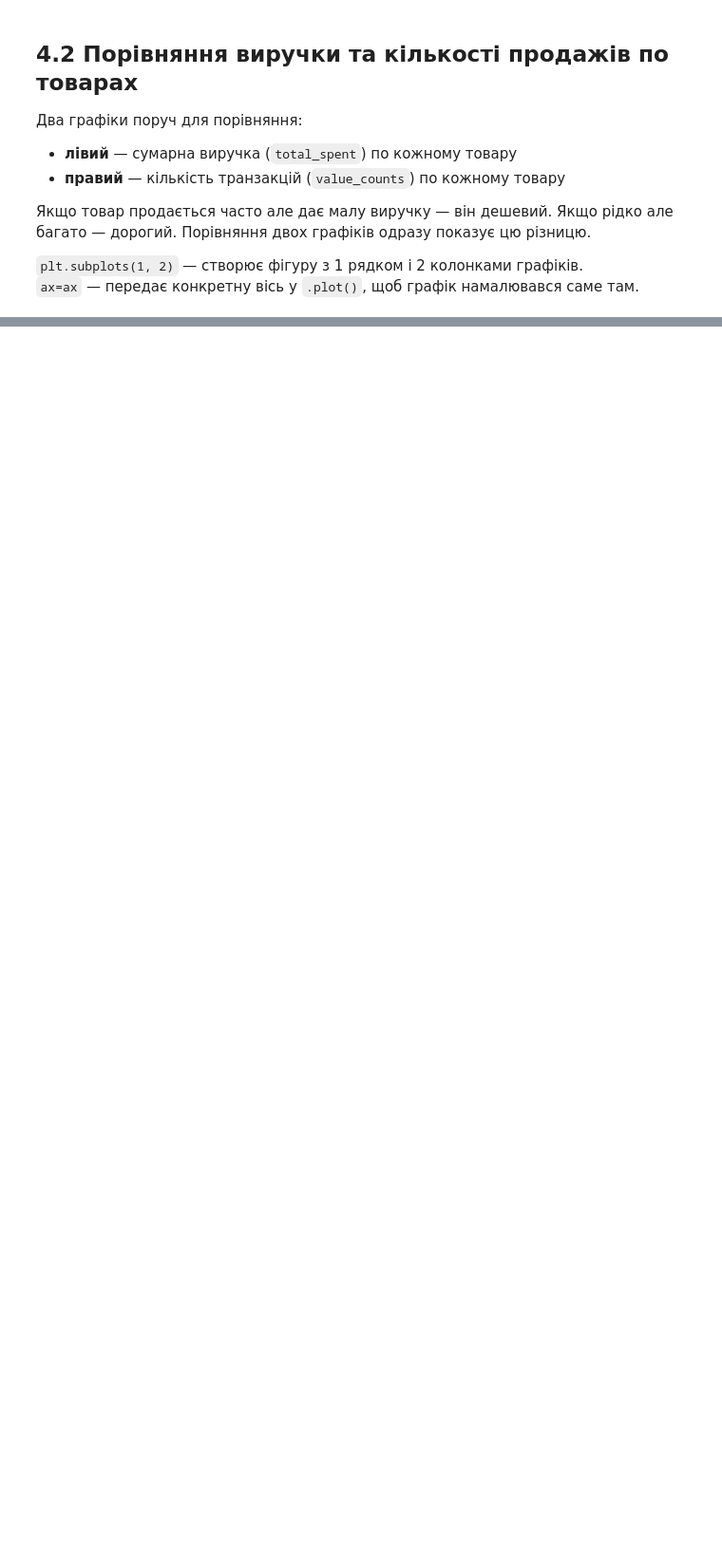
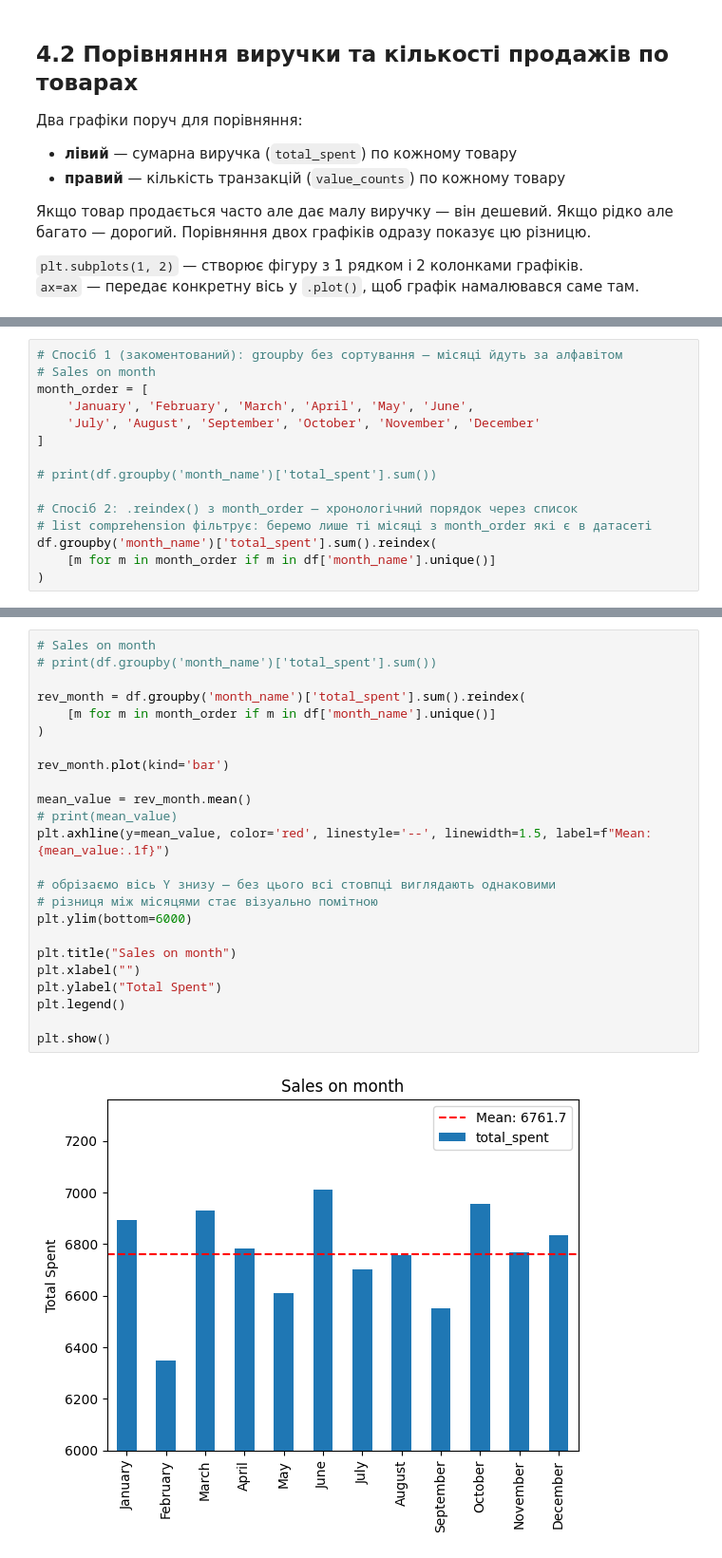
Before and after one commit to DymaStar/Analysis_Cafe_Sales-, a Jupyter notebook: EDA_cafe_sales_pr_DimaStar.ipynb, the cells around one changed output, grey strips where cells are left out. Shown at 95% size. Saved outputs shown, nothing was run; the diff lists cells and outputs as text; blank space fills up the shorter version.

```diff
--- a/EDA_cafe_sales_pr_DimaStar.ipynb
+++ b/EDA_cafe_sales_pr_DimaStar.ipynb
@@ -906,0 +959,15 @@ plt.show()
+# %%
+# Спосіб 1 (закоментований): groupby без сортування — місяці йдуть за алфавітом
+# Sales on month
+month_order = [
+    'January', 'February', 'March', 'April', 'May', 'June',
+    'July', 'August', 'September', 'October', 'November', 'December'
+]
+
+# print(df.groupby('month_name')['total_spent'].sum())
+
+# Спосіб 2: .reindex() з month_order — хронологічний порядок через список
+# list comprehension фільтрує: беремо лише ті місяці з month_order які є в датасеті
+df.groupby('month_name')['total_spent'].sum().reindex(
+    [m for m in month_order if m in df['month_name'].unique()]
+)
@@ -906,0 +1009,26 @@ plt.show()
+# %%
+# Sales on month
+# print(df.groupby('month_name')['total_spent'].sum())
+
+rev_month = df.groupby('month_name')['total_spent'].sum().reindex(
+    [m for m in month_order if m in df['month_name'].unique()]
+)
+
+rev_month.plot(kind='bar')
+
+mean_value = rev_month.mean()
+# print(mean_value)
+plt.axhline(y=mean_value, color='red', linestyle='--', linewidth=1.5, label=f"Mean: {mean_value:.1f}")
+
+# обрізаємо вісь Y знизу — без цього всі стовпці виглядають однаковими
+# різниця між місяцями стає візуально помітною
+plt.ylim(bottom=6000)
+
+plt.title("Sales on month")
+plt.xlabel("")
+plt.ylabel("Total Spent")
+plt.legend()
+
+plt.show()
+# %% [output]
+[figure, added]
```
Also changed, not shown: parts of 14 cells of this notebook.
